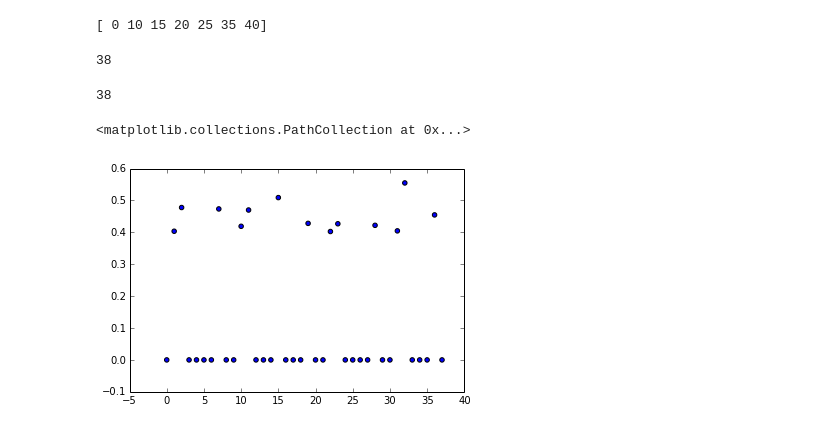
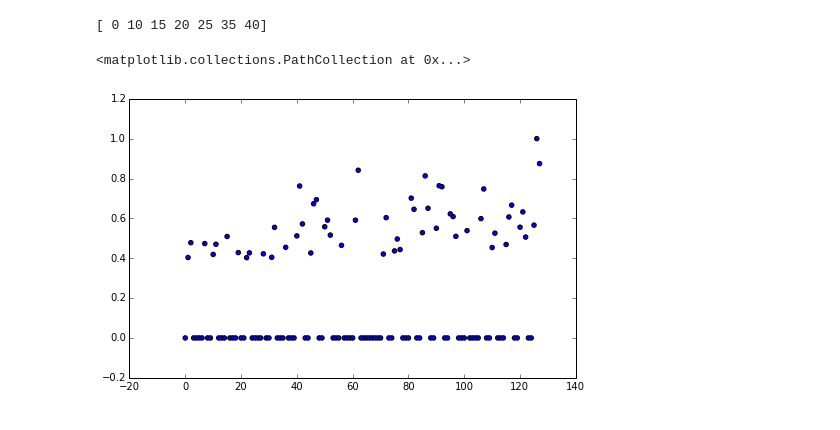
Before and after one commit to mpharrigan/wetmsm, a Jupyter notebook: ipython/ala_water/2-ala_water_tica.ipynb, the cells around one changed output. Drawn from its saved outputs; the diff is of its cells as text; code cells hidden in the pictures.

Commit message:
Translate loading to 2d instead of using dictionary

```diff
--- a/ipython/ala_water/2-ala_water_tica.ipynb
+++ b/ipython/ala_water/2-ala_water_tica.ipynb
@@ -188,13 +189,0 @@ _ = vmd.set_up_translation(deleted)
-# %%
-(9*5) - len(deleted)
-# %% [output]
-38
-# %%
-loading = tic1[0:(9*5)-len(deleted)]
-loading[loading <= 0.4] = 0
-print(len(loading))
-plt.scatter(range(len(loading)), loading)
-# %% [output]
-38
-<matplotlib.collections.PathCollection at 0x...>
-[figure, removed]
@@ -200,0 +197,22 @@ plt.scatter(range(len(loading)), loading)
+# %%
+cutoff = 0.4
+
+l1 = (9*5)-len(deleted)
+l2 = (9*5)
+
+loadingo = tic1[0:l1]
+loadingo[loadingo <= cutoff] = 0.0
+
+loadingh1 = tic1[l1:l1+l2]
+loadingh1[loadingh1 <= cutoff] = 0.0
+
+loadingh2 = tic1[l1+l2:l1+l2+l2]
+loadingh2[loadingh2 <= cutoff] = 0.0
+
+plt.subplots(figsize=(8,5))
+plt.scatter(range(len(loadingo)), loadingo)
+plt.scatter(len(loadingo) + np.arange(len(loadingh1)), loadingh1)
+plt.scatter(len(loadingo) + len(loadingh1) + np.arange(len(loadingh2)), loadingh2)
+# %% [output]
+<matplotlib.collections.PathCollection at 0x...>
+[figure, added]
```
Also changed, not shown: parts of 11 cells of this notebook, 2 other files.
